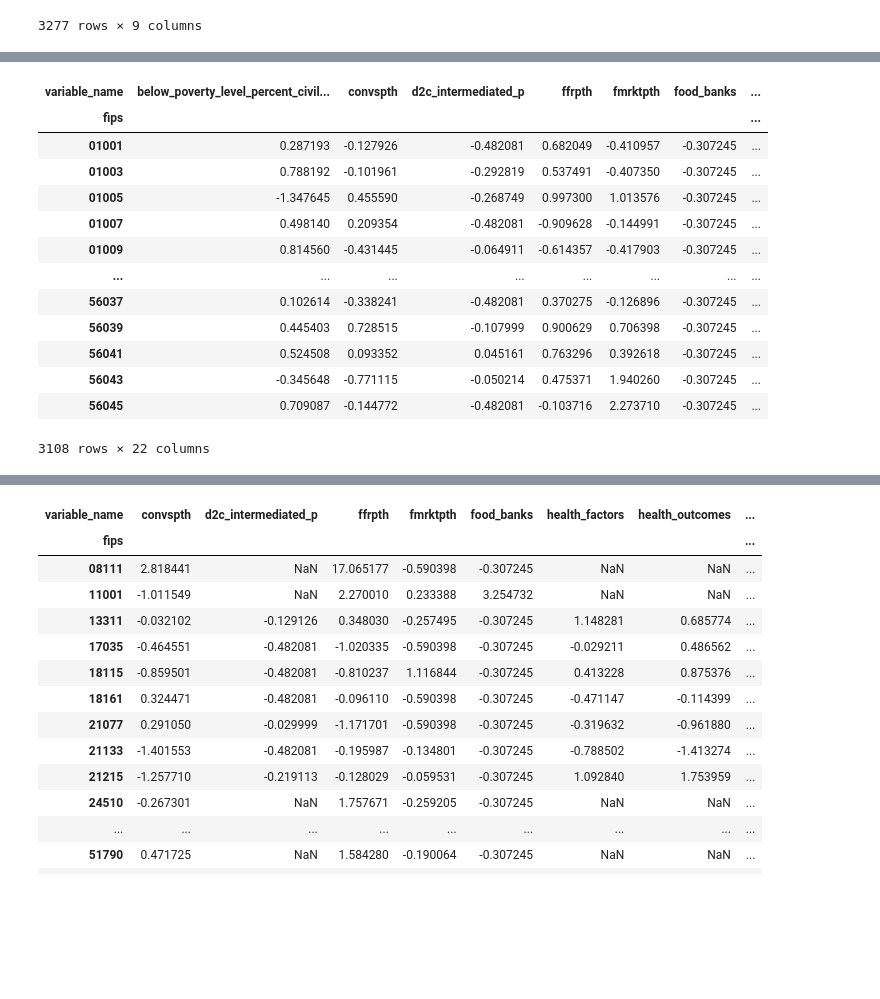
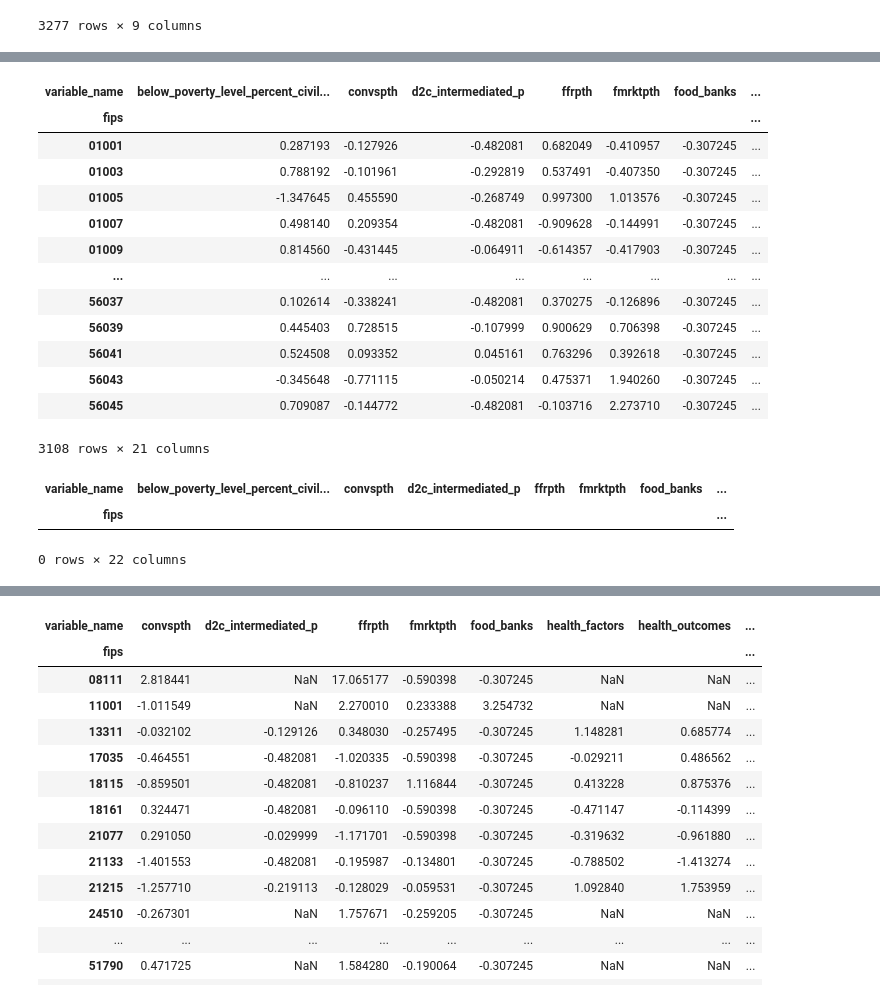
Before and after one commit to zacharyejohnson/AAEA-local-food-data-competition, a Jupyter notebook: Data Gathering.ipynb, the cells around one changed output, grey strips where cells are left out. Cells and saved outputs as stored; diff of their text form; code cells hidden in the pictures; blank space fills up the shorter version.

```diff
--- a/Data Gathering.ipynb
+++ b/Data Gathering.ipynb
@@ -452,6 +453,5 @@ subdf.describe()
 # %%
 df_zscore = (subdf - subdf.mean()) / subdf.std(ddof=0)
-df_zscore["Population"] = subdf["Population"]
 df_zscore
 # %% [output]
 | variable_name | below_poverty_level_percent_civil... | convspth | d2c_intermediated_p | ffrpth | fmrktpth | food_banks | ... |
@@ -467,7 +467,17 @@ df_zscore
 | 56041 | 0.524508 | 0.093352 | 0.045161 | 0.763296 | 0.392618 | -0.307245 | ... |
 | 56043 | -0.345648 | -0.771115 | -0.050214 | 0.475371 | 1.940260 | -0.307245 | ... |
 | 56045 | 0.709087 | -0.144772 | -0.482081 | -0.103716 | 2.273710 | -0.307245 | ... |
-3108 rows × 22 columns
+3108 rows × 21 columns
+# %%
+pop_df = pd.read_excel("County Populations.xlsx")
+pop_df["FIPS"] = pop_df["FIPS"].astype(str).str.zfill(5)
+pop_df = pop_df.set_index("FIPS")
+df_zscore["Population"] = pop_df["Population"]
+df_zscore[df_zscore["Population"].isnull()]
+# %% [output]
+| variable_name | below_poverty_level_percent_civil... | convspth | d2c_intermediated_p | ffrpth | fmrktpth | food_banks | ... |
+| fips |  |  |  |  |  |  | ... |
+0 rows × 22 columns
 # %%
 df_zscore.isnull().sum()
 # %% [output]
```
Also changed, not shown: parts of 11 cells of this notebook, 9 other files.
